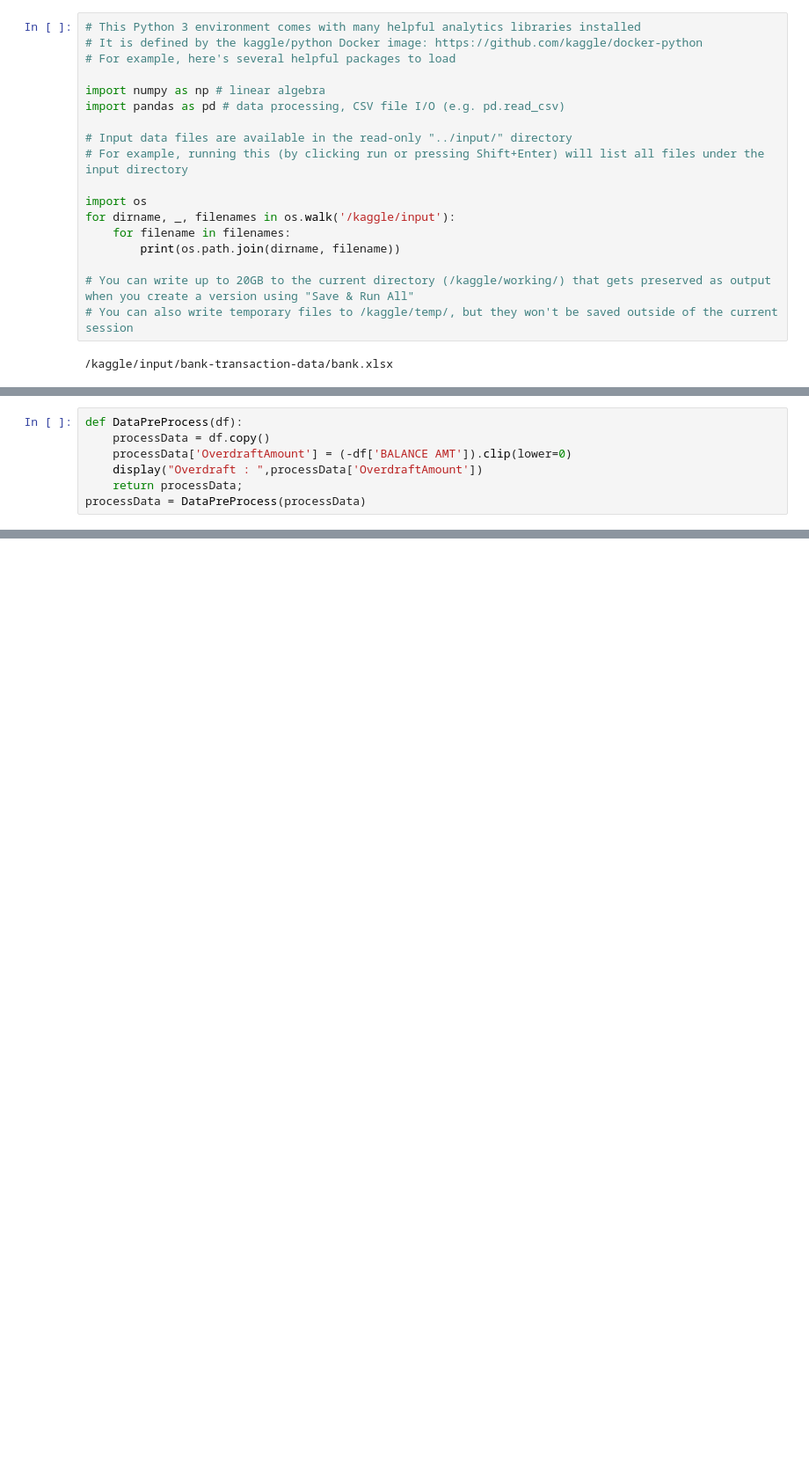
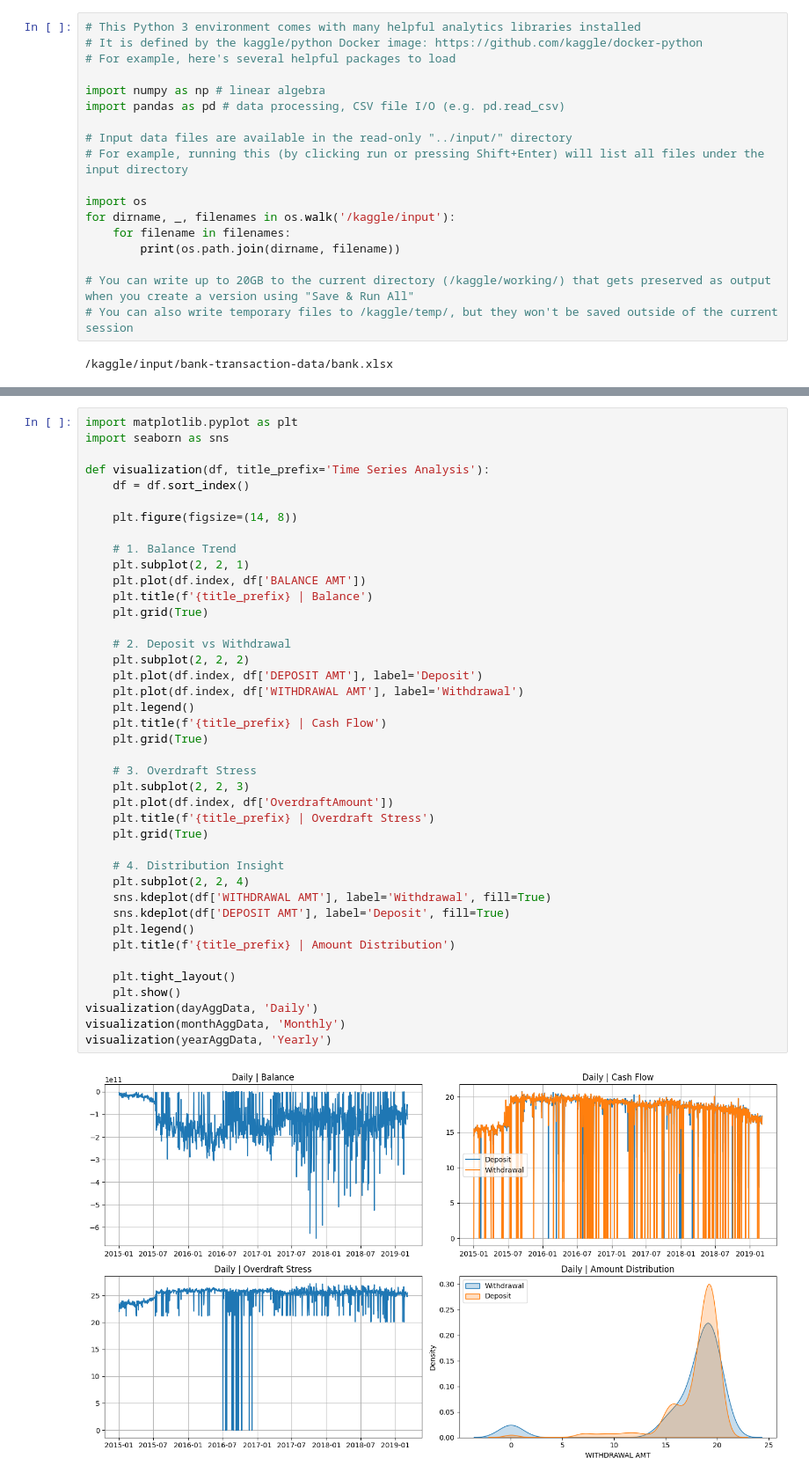
Before and after one commit to Deep6890/AEGIS-FIN, a Jupyter notebook: bankData.ipynb, the cells around one changed output, grey strips where cells are left out. Shown at 88% size. Drawn from its saved outputs; the diff is of its cells as text; blank space fills up the shorter version.

Commit message:
Kaggle Notebook | Bank overdraft pattern finder | Normalized Feature

```diff
--- a/bankData.ipynb
+++ b/bankData.ipynb
@@ -165,8 +165 @@ Name: count, dtype: int64
 Minus Value in balance :  113276
-# %%
-def DataPreProcess(df):
-    processData = df.copy()
-    processData['OverdraftAmount'] = (-df['BALANCE AMT']).clip(lower=0)
-    display("Overdraft : ",processData['OverdraftAmount'])
-    return processData;
-processData = DataPreProcess(processData)
@@ -186,0 +247,43 @@ Name: OverdraftAmount, Length: 116201, dtype: float64
+# %%
+import matplotlib.pyplot as plt
+import seaborn as sns
+
+def visualization(df, title_prefix='Time Series Analysis'):
+    df = df.sort_index()
+
+    plt.figure(figsize=(14, 8))
+
+    # 1. Balance Trend
+    plt.subplot(2, 2, 1)
+    plt.plot(df.index, df['BALANCE AMT'])
+    plt.title(f'{title_prefix} | Balance')
+    plt.grid(True)
+
+    # 2. Deposit vs Withdrawal
+    plt.subplot(2, 2, 2)
+    plt.plot(df.index, df['DEPOSIT AMT'], label='Deposit')
+    plt.plot(df.index, df['WITHDRAWAL AMT'], label='Withdrawal')
+    plt.legend()
+    plt.title(f'{title_prefix} | Cash Flow')
+    plt.grid(True)
+
+    # 3. Overdraft Stress
+    plt.subplot(2, 2, 3)
+    plt.plot(df.index, df['OverdraftAmount'])
+    plt.title(f'{title_prefix} | Overdraft Stress')
+    plt.grid(True)
+
+    # 4. Distribution Insight
+    plt.subplot(2, 2, 4)
+    sns.kdeplot(df['WITHDRAWAL AMT'], label='Withdrawal', fill=True)
+    sns.kdeplot(df['DEPOSIT AMT'], label='Deposit', fill=True)
+    plt.legend()
+    plt.title(f'{title_prefix} | Amount Distribution')
+
+    plt.tight_layout()
+    plt.show()
+visualization(dayAggData, 'Daily')
+visualization(monthAggData, 'Monthly')
+visualization(yearAggData, 'Yearly')
+# %% [output]
+[figure, added]
```
Also changed, not shown: parts of 6 cells of this notebook.
